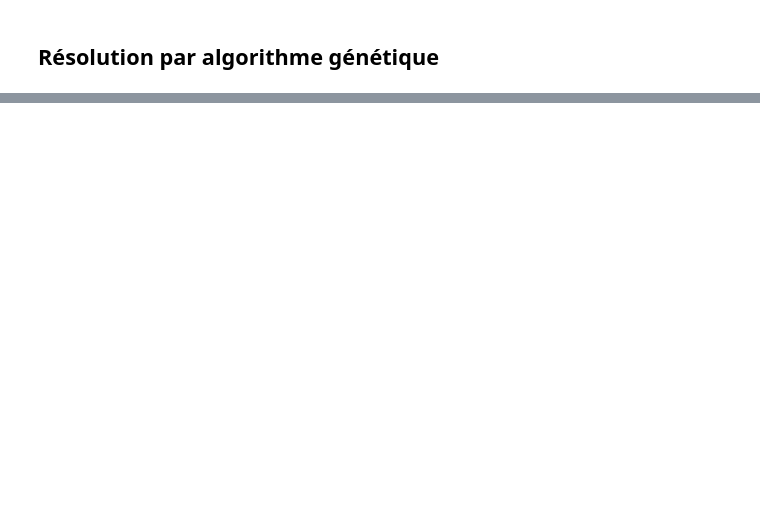
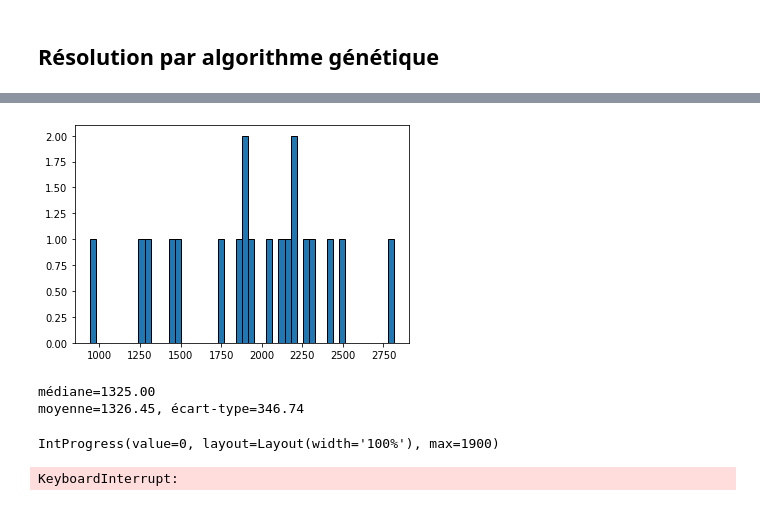
Before and after one commit to firebiscote/AlgoL1, a Jupyter notebook: Livrable.ipynb, the cells around one changed output, grey strips where cells are left out. Cells and saved outputs as stored; diff of their text form; code cells hidden in the pictures; blank space fills up the shorter version.

```diff
--- a/Livrable.ipynb
+++ b/Livrable.ipynb
@@ -570,0 +622,73 @@ Solution: [0, 7, 6, 5, 3, 1, 2, 4, 7, 0] --> 1132
+# %%
+plt.hist(bornes, bins=50, edgecolor = "black"); #SOLUTION
+# %% [output]
+[figure, added]
+# %%
+import statistics
+import numpy as np
+
+print("médiane={:.2f}".format(statistics.median(bornes))) #SOLUTION
+print("moyenne={:.2f}, écart-type={:.2f}".format(         #SOLUTION
+      statistics.fmean(bornes),np.std(bornes)))           #SOLUTION
+# %% [output]
+médiane=1325.00
+moyenne=1326.45, écart-type=346.74
+# %%
+random.seed(a=3)
+
+# paramètres du test
+tabou_min = 1
+tabou_max = 20
+nb_objets = 200
+
+nb_test  = 100
+iter_max = 20
+
+# on affiche la barre de progression
+nb_steps_bar = \
+    (tabou_max-tabou_min)*nb_test #SOLUTION
+bar = IntProgress(min=0, max=nb_steps_bar, layout={"width" : "100%"})
+display(bar)
+
+# pour stocker les résultats
+moyennes   = []
+deviations = []
+
+random.seed(a=3)
+
+# cette fois on boucle sur la taille de la liste tabou
+for taille_tabou in range(tabou_min, tabou_max):
+    bornes = deque(())
+    for _ in range(nb_test):
+        # génération aléatoire de l'instance et calcul de
+        # sa borne supérieure.
+        borne = lower_bound(test_instance)
+        sol, result_values, best_currents, iter_count = do_simulated_annealing(test_instance, t0, t_min, cool)
+        val = get_solution_value(test_instance, tuple(sol)).get_minutes()
+        bar.value += 1
+        distance = val*100/borne
+        bornes.append(distance)
+
+    # en fait, pour la moyenne, le calcul manuel reste
+    # l'implémentation la plus rapide
+    moyennes.append(statistics.fmean(bornes))
+    deviations.append(np.std(bornes))
+
+# on cache la barre de progression
+bar.close()
+
+# affichage de la courbe de moyenne
+plt.plot(range(tabou_min, tabou_max), moyennes)
+
+# affichage de la bande d'écart-type
+plt.fill_between(range(tabou_min, tabou_max),
+                 np.subtract(moyennes, deviations), # borne haute
+                 np.add(moyennes, deviations),      # borne basse
+                 alpha=.1)                          # transparence
+plt.xlabel("taille de la liste tabou")
+plt.ylabel("distance à la borne")
+plt.title("Impact de la taille de la liste tabou sur la qualité des solutions")
+plt.show()
+# %% [output]
+IntProgress(value=0, layout=Layout(width='100%'), max=1900)
+KeyboardInterrupt:
```
Also changed, not shown: parts of 13 cells of this notebook.
